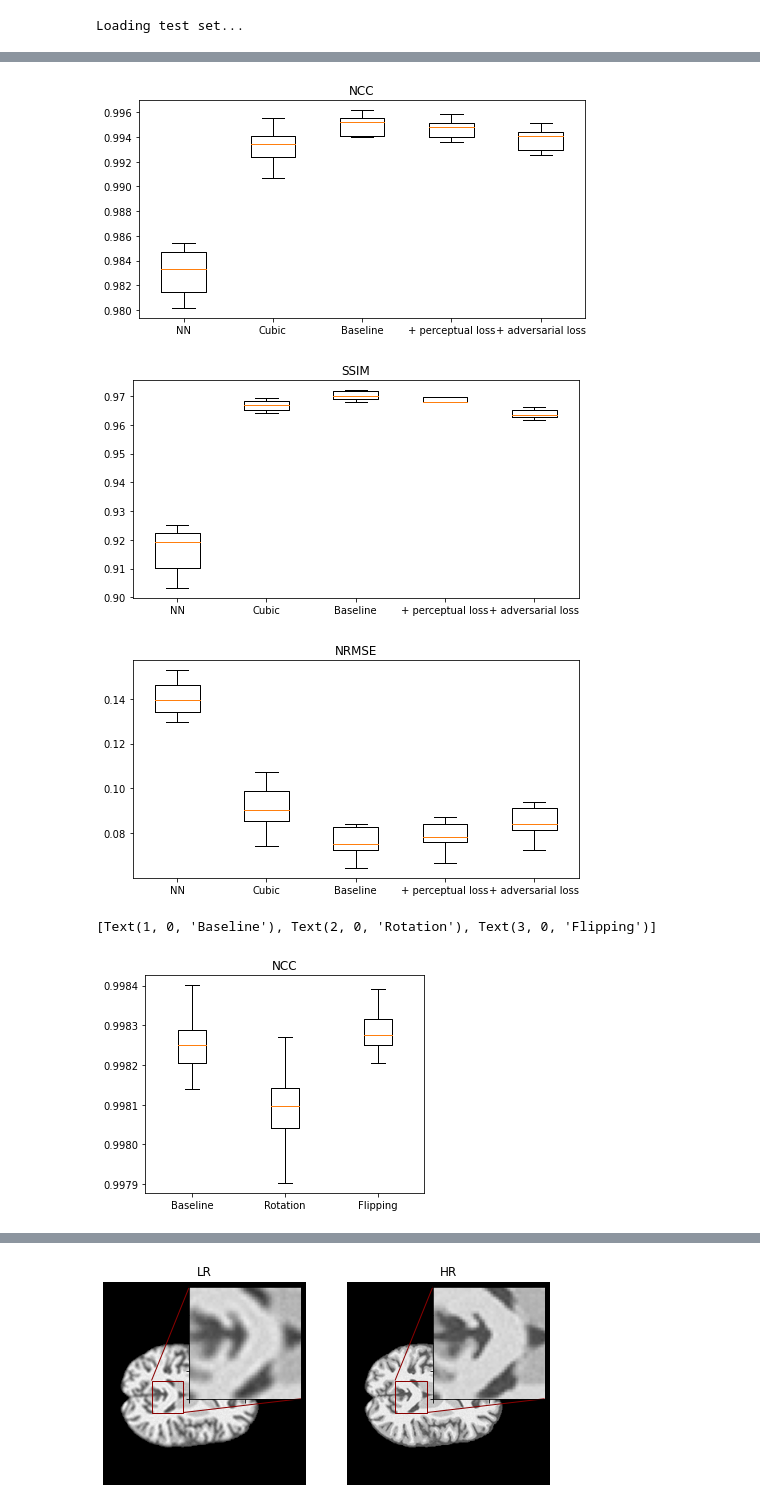
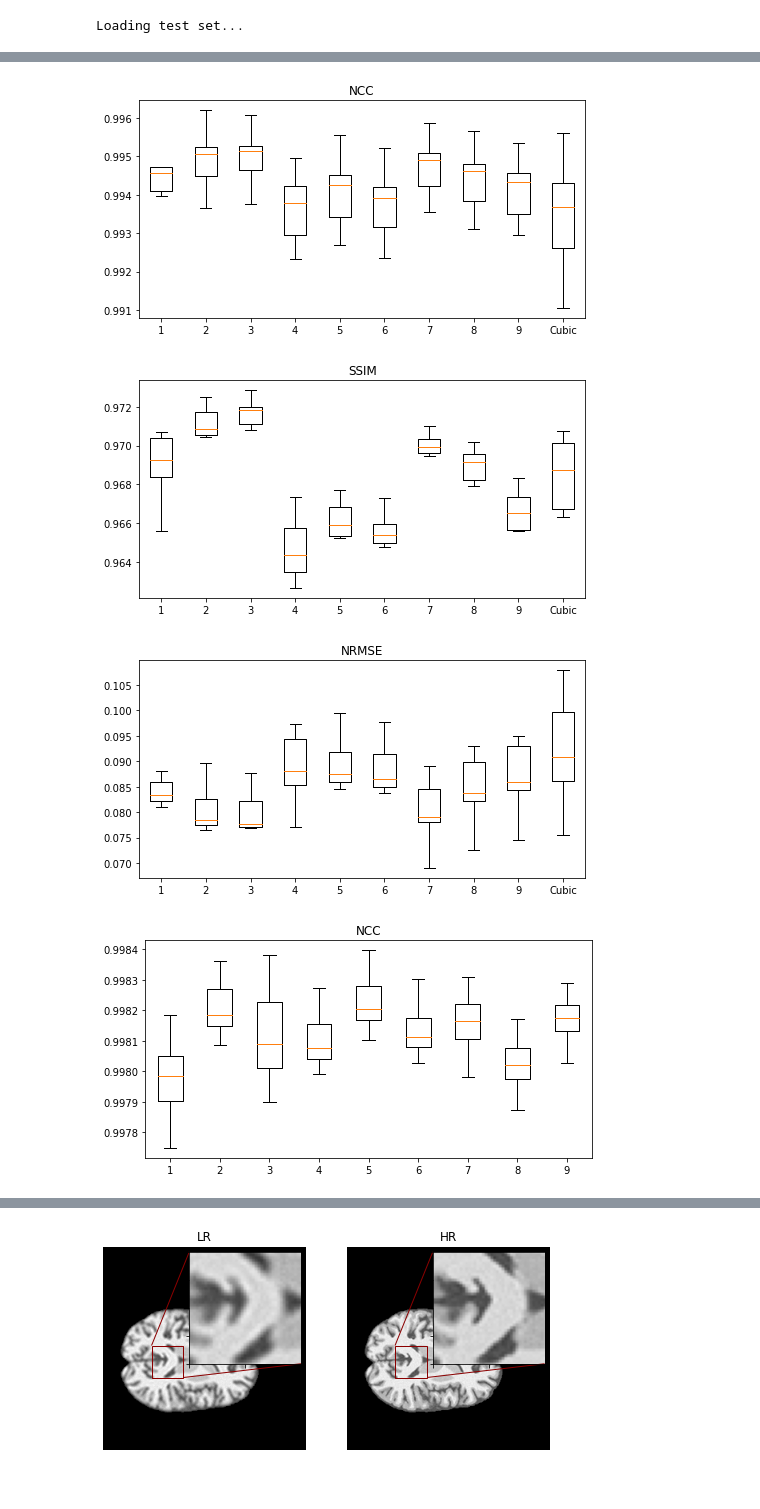
Before and after one commit to rienboonstoppel/SRGan, a Jupyter notebook: predict_multiple_ckpt.ipynb, the cells around one changed output, grey strips where cells are left out. Saved outputs shown, nothing was run; the diff lists cells and outputs as text; code cells hidden in the pictures.

```diff
--- a/predict_multiple_ckpt.ipynb
+++ b/predict_multiple_ckpt.ipynb
@@ -301,20 +341,20 @@ for subject in tqdm(test_set_sim):
     patch_loader = torch.utils.data.DataLoader(
         grid_sampler, batch_size=16)
 
-    for i in range(len(paths)):
+    for i in range(num_checkpoints):
         if gan[i]:
             model = LitTrainer_gan.load_from_checkpoint(
                 netG=generators[i],
                 netF=feature_extractor,
                 netD=discriminator,
-                checkpoint_path=paths[i],
+                checkpoint_path=globals()['path' + str(i+1)],
                 config=configs[i]
             )
         else:
             model = LitTrainer_org.load_from_checkpoint(
                 netG=generators[i],
                 netF=feature_extractor,
-                checkpoint_path=paths[i],
+                checkpoint_path=globals()['path' + str(i+1)],
                 config=configs[i]
             )
 
@@ -322,6 +362,7 @@ for subject in tqdm(test_set_sim):
         model.eval()
 
         aggregator = tio.inference.GridAggregator(grid_sampler)#, overlap_mode='average')
+
         with torch.no_grad():
             for patches_batch in patch_loader:
                 imgs_lr, imgs_hr = patches_batch['LR'][tio.DATA].squeeze(4), patches_batch['HR'][tio.DATA].squeeze(4)
@@ -599,38 +469,67 @@ for i in range(len(test_subjects_new_sim)):
+# %%
+metrics = ['NCC', 'SSIM', 'NRMSE']
+scores_simulated = {key:{'SR'+str(num):[] for num in range(num_checkpoints)} for key in metrics}
+
+for i in range(len(test_subjects_new_sim)):
+    mask = test_subjects_new_sim[i]['HR_msk'].data
+
+    bg_idx = np.where(mask==0)
+    brain_idx = np.where(mask.squeeze(0)!=0)
+    crop_coords = ([brain_idx[i].min() for i in range(len(brain_idx))],
+                   [brain_idx[i].max() for i in range(len(brain_idx))])
+
+
+    HR   = post_proc(test_subjects_new_sim[i]['HR'].data, bg_idx, crop_coords)
+
+    for j in range(num_checkpoints):
+        SR = post_proc(test_subjects_new_sim[i]['SR' + str(j)].data, bg_idx, crop_coords)
+        ncc, ssim, nrmse = get_scores(HR, SR)
+
+        scores_simulated['NCC']['SR' + str(j)].append(ncc)
+        scores_simulated['SSIM']['SR' + str(j)].append(ssim)
+        scores_simulated['NRMSE']['SR' + str(j)].append(nrmse)
+# %%
+labels_sim = ['1', '2', '3', '4', '5', '6', '7', '8', '9']
+labels_real = labels_sim + ['Cubic']
+
+path = 'figs/time'
+os.makedirs(path, exist_ok=True)
+fig_size = [8,4]
+fname = 'epoch_9_adv'
 # %%
-fig, ax = plt.subplots(figsize=[8,4])
+fig, ax = plt.subplots(figsize=fig_size)
 fig.set_facecolor('white')
 ax.set_title('NCC')
 ax.boxplot(scores_real['NCC'].values(), showfliers=False)
-ax.set_xticklabels(['NN', 'Cubic', 'Baseline', '+ perceptual loss', '+ adversarial loss'])
-# fig.savefig('figs/Real_NCC_v3', dpi=240)
+ax.set_xticklabels(labels_real)
+fig.savefig(os.path.join(path, fname+'_real_NCC'), dpi=240)
 # %% [output]
-[figure, old version]
+[figure, new version]
 # %%
-fig, ax = plt.subplots(figsize=[8,4])
+fig, ax = plt.subplots(figsize=fig_size)
 fig.set_facecolor('white')
 ax.set_title('SSIM')
 ax.boxplot(scores_real['SSIM'].values(), showfliers=False)
-ax.set_xticklabels(['NN', 'Cubic', 'Baseline', '+ perceptual loss', '+ adversarial loss'])
-# fig.savefig('figs/Real_SSIM_v3', dpi=240)
+ax.set_xticklabels(labels_real)
+fig.savefig(os.path.join(path, fname+'_real_SSIM'), dpi=240)
 # %% [output]
-[figure, old version]
+[figure, new version]
 # %%
-fig, ax = plt.subplots(figsize=[8,4])
+fig, ax = plt.subplots(figsize=fig_size)
 fig.set_facecolor('white')
 ax.set_title('NRMSE')
 ax.boxplot(scores_real['NRMSE'].values(), showfliers=False)
-ax.set_xticklabels(['NN', 'Cubic', 'Baseline', '+ perceptual loss', '+ adversarial loss'])
-# fig.savefig('figs/Real_NRMSE_v3', dpi=240)
+ax.set_xticklabels(labels_real)
+fig.savefig(os.path.join(path, fname+'_real_NRMSE'), dpi=240)
 # %% [output]
-[figure, old version]
+[figure, new version]
 # %%
-fig, ax = plt.subplots(figsize=[5,4])
+fig, ax = plt.subplots(figsize=fig_size)
 fig.set_facecolor('white')
 ax.set_title('NCC')
 ax.boxplot(scores_simulated['NCC'].values(), showfliers=False)
-ax.set_xticklabels(['Baseline', 'Rotation', 'Flipping'])
-# fig.savefig('figs/Sim_NCC_v3', dpi=240)
+ax.set_xticklabels(labels_sim)
+fig.savefig(os.path.join(path, fname+'_sim_NCC'), dpi=240)
 # %% [output]
-[Text(1, 0, 'Baseline'), Text(2, 0, 'Rotation'), Text(3, 0, 'Flipping')]
-[figure, old version]
+[figure, new version]
 # %%
```
Also changed, not shown: parts of 30 cells of this notebook, 6 other files.
